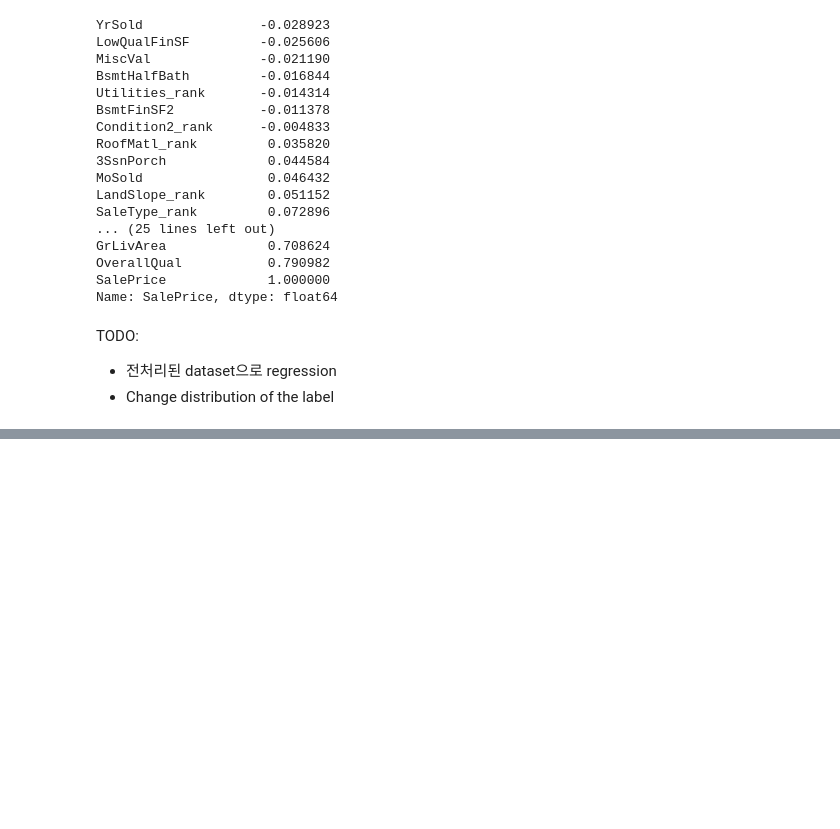
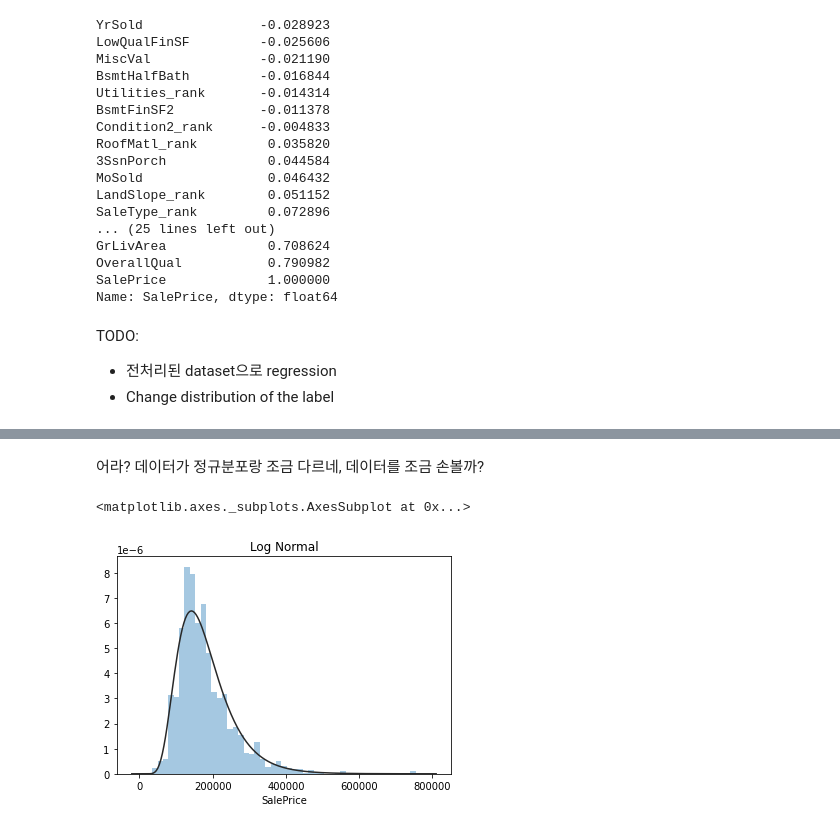
Before and after one commit to parksj0923/KORartilleryman, a Jupyter notebook: osam_machine_learning/house_price_predict/House_Price_Predict_데이터_전처리.ipynb, the cells around one changed output, grey strips where cells are left out. Saved outputs shown, nothing was run; the diff lists cells and outputs as text; code cells hidden in the pictures; blank space fills up the shorter version.

```diff
--- a/osam_machine_learning/house_price_predict/House_Price_Predict_데이터_전처리.ipynb
+++ b/osam_machine_learning/house_price_predict/House_Price_Predict_데이터_전처리.ipynb
@@ -414,0 +562,8 @@ TODO:
+# %% [markdown]
+어라? 데이터가 정규분포랑 조금 다르네, 데이터를 조금 손볼까?
+# %%
+plt.figure(3); plt.title('Log Normal')
+sns.distplot(df_processed["SalePrice"], kde=False, fit=st.lognorm)
+# %% [output]
+<matplotlib.axes._subplots.AxesSubplot at 0x...>
+[figure, added]
```
Also changed, not shown: parts of 39 cells of this notebook.
